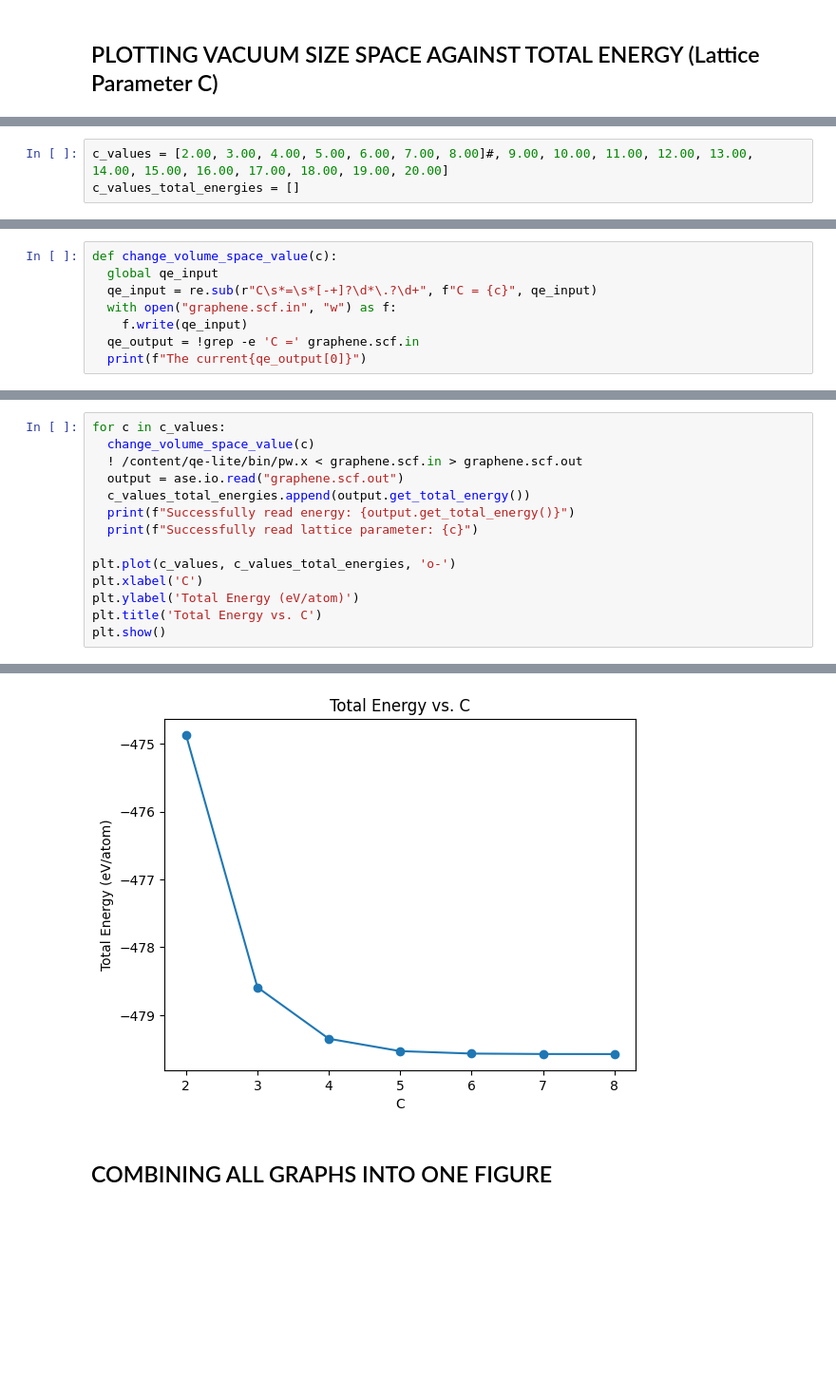
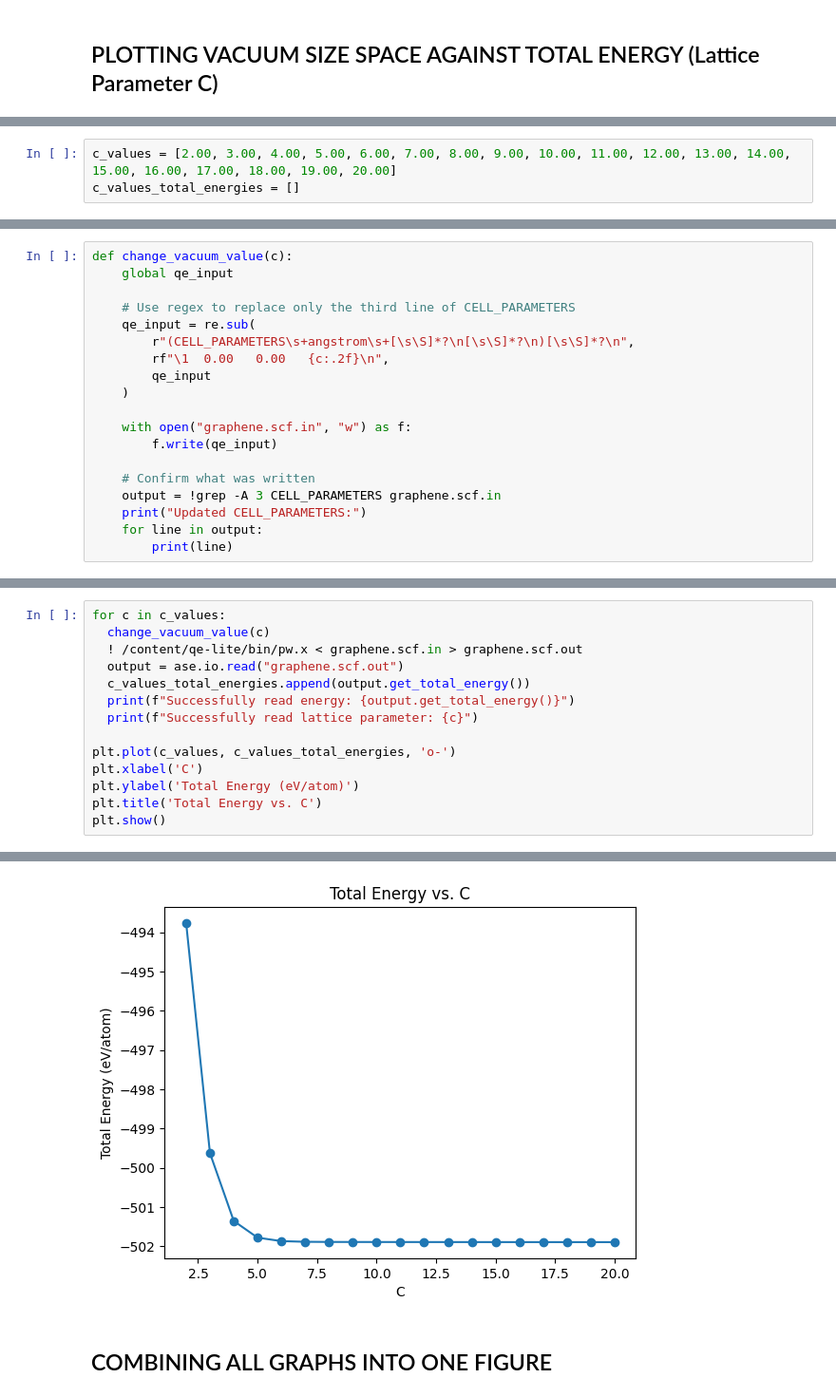
Before and after one commit to kkipngenokoech/Material-Science, a Jupyter notebook: calculations/QE_Graphene_unit_cell_ibrav=0_cell.ipynb, the cells around one changed output, grey strips where cells are left out. Shown at 95% size. Cells and saved outputs as stored; diff of their text form; blank space fills up the shorter version.

Commit message:
Created using Colab - ibrav = 0 unit cell

```diff
--- a/calculations/QE_Graphene_unit_cell_ibrav=0_cell.ipynb
+++ b/calculations/QE_Graphene_unit_cell_ibrav=0_cell.ipynb
@@ -385,5 +389,5 @@ C 0.33333 0.33333 0
 K_POINTS (automatic)
 20 20 1 0 0 0
 # %%
-c_values = [2.00, 3.00, 4.00, 5.00, 6.00, 7.00, 8.00]#, 9.00, 10.00, 11.00, 12.00, 13.00, 14.00, 15.00, 16.00, 17.00, 18.00, 19.00, 20.00]
+c_values = [2.00, 3.00, 4.00, 5.00, 6.00, 7.00, 8.00, 9.00, 10.00, 11.00, 12.00, 13.00, 14.00, 15.00, 16.00, 17.00, 18.00, 19.00, 20.00]
 c_values_total_energies = []
@@ -394,9 +394,20 @@ c_values_total_energies = []
 # %%
-def change_volume_space_value(c):
-  global qe_input
-  qe_input = re.sub(r"C\s*=\s*[-+]?\d*\.?\d+", f"C = {c}", qe_input)
-  with open("graphene.scf.in", "w") as f:
-    f.write(qe_input)
-  qe_output = !grep -e 'C =' graphene.scf.in
-  print(f"The current{qe_output[0]}")
+def change_vacuum_value(c):
+    global qe_input
+
+    # Use regex to replace only the third line of CELL_PARAMETERS
+    qe_input = re.sub(
+        r"(CELL_PARAMETERS\s+angstrom\s+[\s\S]*?\n[\s\S]*?\n)[\s\S]*?\n",
+        rf"\1  0.00   0.00   {c:.2f}\n",
+        qe_input
+    )
+
+    with open("graphene.scf.in", "w") as f:
+        f.write(qe_input)
+
+    # Confirm what was written
+    output = !grep -A 3 CELL_PARAMETERS graphene.scf.in
+    print("Updated CELL_PARAMETERS:")
+    for line in output:
+        print(line)
 # %%
@@ -422,7 +433,7 @@ K_POINTS (automatic)
 20 20 1 0 0 0
 # %%
 for c in c_values:
-  change_volume_space_value(c)
+  change_vacuum_value(c)
   ! /content/qe-lite/bin/pw.x < graphene.scf.in > graphene.scf.out
   output = ase.io.read("graphene.scf.out")
   c_values_total_energies.append(output.get_total_energy())
@@ -455,4 +466,4 @@ Successfully read lattice parameter: 8.0
-[figure, old version]
+[figure, new version]
 # %% [markdown]
 ## COMBINING ALL GRAPHS INTO ONE FIGURE
 # %%
```
Also changed, not shown: parts of 17 cells of this notebook.
